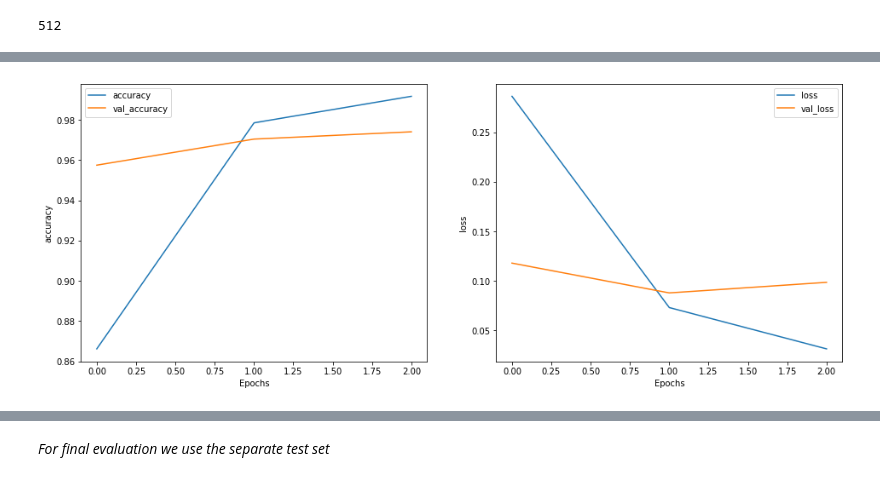
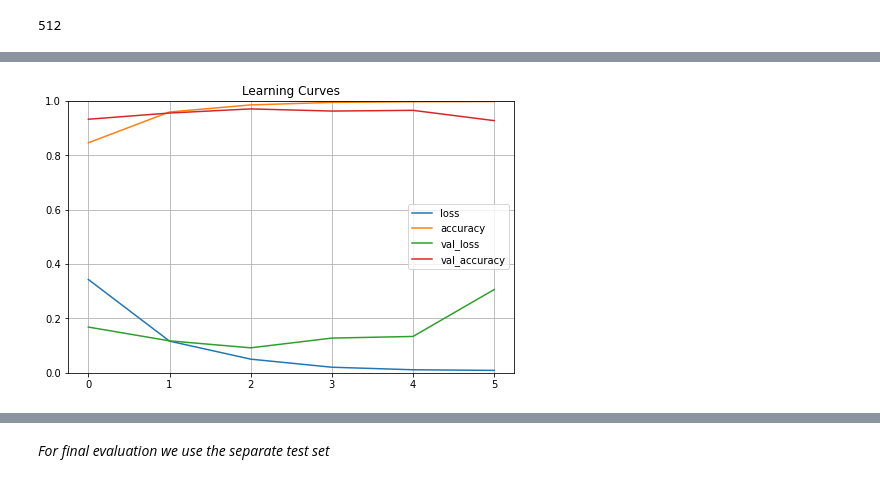
Before and after one commit to arshsinghphd/FakeNewsClassifier, a Jupyter notebook: fake-news-classifier.ipynb, the cells around one changed output, grey strips where cells are left out. Saved outputs shown, nothing was run; the diff lists cells and outputs as text; code cells hidden in the pictures.

```diff
--- a/fake-news-classifier.ipynb
+++ b/fake-news-classifier.ipynb
@@ -227,18 +319,8 @@ Epoch 3/3
-# %%
-#plot the train/validation loss and accuracy
-def plot_graphs(history, metric):
-
-    plt.plot(history.history[metric])
-    plt.plot(history.history['val_'+metric], '')
-    plt.xlabel("Epochs")
-    plt.ylabel(metric)
-    plt.legend([metric, 'val_'+metric])
-
-
-plt.figure(figsize=(16, 6))
-plt.subplot(1, 2, 1)
-plot_graphs(history, 'accuracy')
-plt.subplot(1, 2, 2)
-plot_graphs(history, 'loss')
-# %% [output]
-[figure, removed]
+# %%
+pd.DataFrame(history_lstm.history).plot(figsize=(8, 5))
+plt.grid(True)
+plt.gca().set_ylim(0, 1) # set the vertical range to [0-1]
+plt.title('Learning Curves')
+plt.show()
+# %% [output]
+[figure, added]
```
Also changed, not shown: parts of 24 cells of this notebook.
